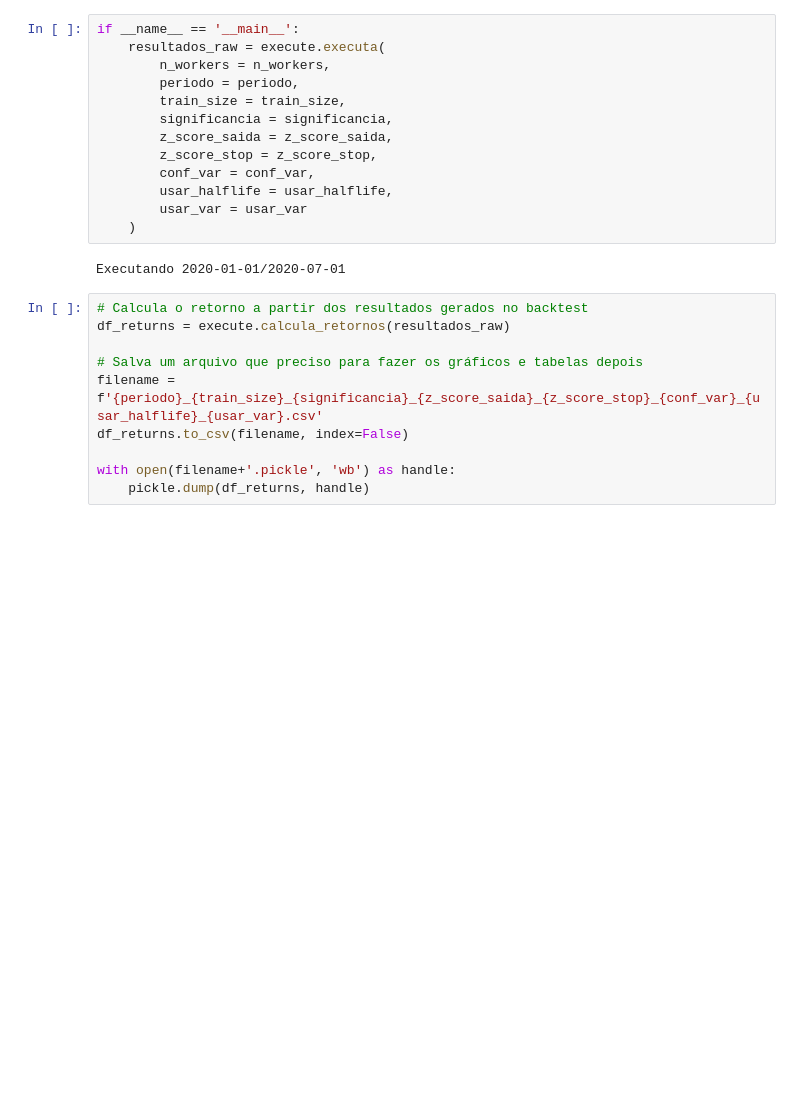
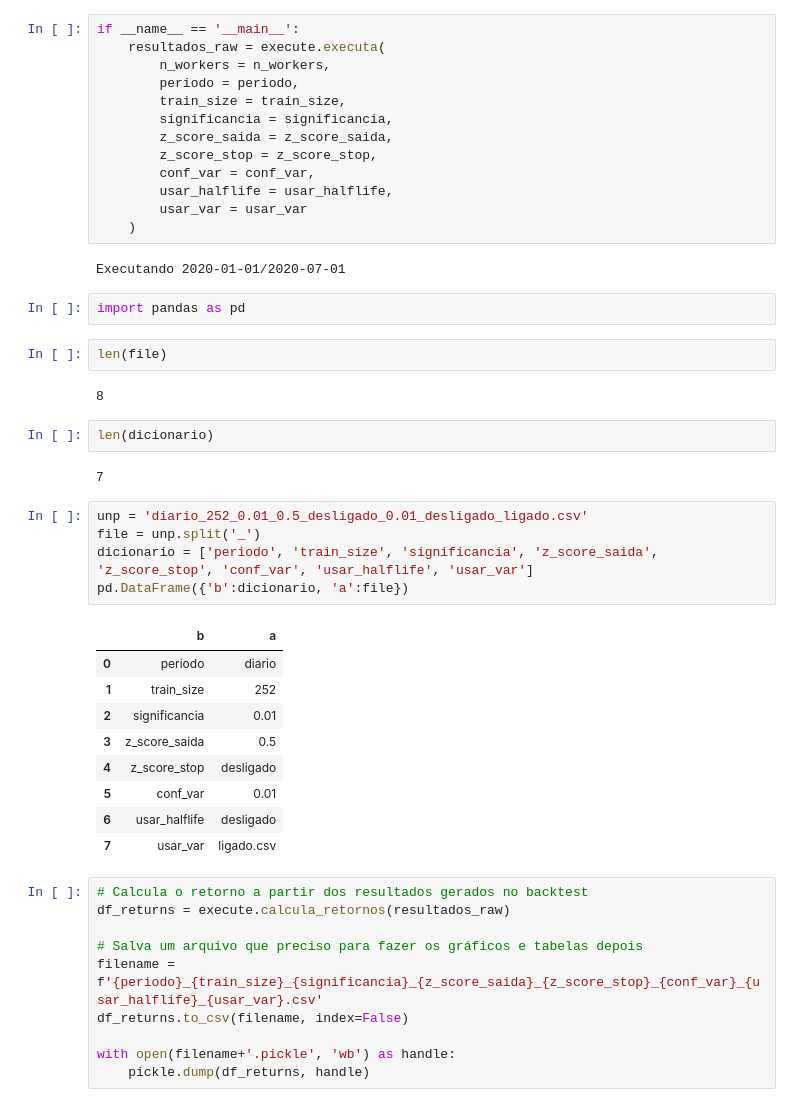
Before and after one commit to CorreaWillian/cointegration, a Jupyter notebook: backtest_executer.ipynb, the cells around one changed output. Saved outputs shown, nothing was run; the diff lists cells and outputs as text; blank space fills up the shorter version.

```diff
--- a/backtest_executer.ipynb
+++ b/backtest_executer.ipynb
@@ -42,6 +42,31 @@ if __name__ == '__main__':
     )
 # %% [output]
 Executando 2020-01-01/2020-07-01
+# %%
+import pandas as pd
+# %%
+len(file)
+# %% [output]
+8
+# %%
+len(dicionario)
+# %% [output]
+7
+# %%
+unp = 'diario_252_0.01_0.5_desligado_0.01_desligado_ligado.csv'
+file = unp.split('_')
+dicionario = ['periodo', 'train_size', 'significancia', 'z_score_saida', 'z_score_stop', 'conf_var', 'usar_halflife', 'usar_var']
+pd.DataFrame({'b':dicionario, 'a':file})
+# %% [output]
+|  | b | a |
+| 0 | periodo | diario |
+| 1 | train_size | 252 |
+| 2 | significancia | 0.01 |
+| 3 | z_score_saida | 0.5 |
+| 4 | z_score_stop | desligado |
+| 5 | conf_var | 0.01 |
+| 6 | usar_halflife | desligado |
+| 7 | usar_var | ligado.csv |
 # %%
 # Calcula o retorno a partir dos resultados gerados no backtest
 df_returns = execute.calcula_retornos(resultados_raw)
```
Also changed, not shown: 27 other files.
